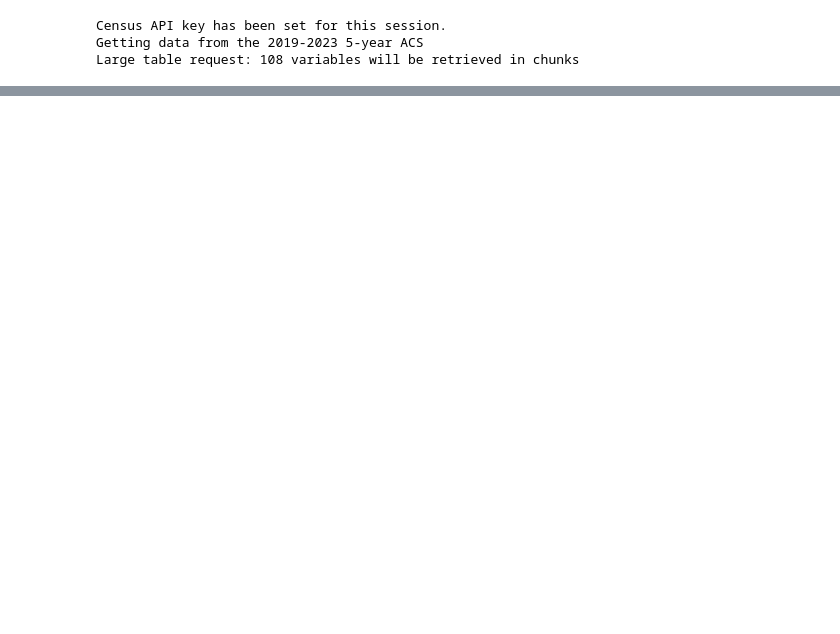
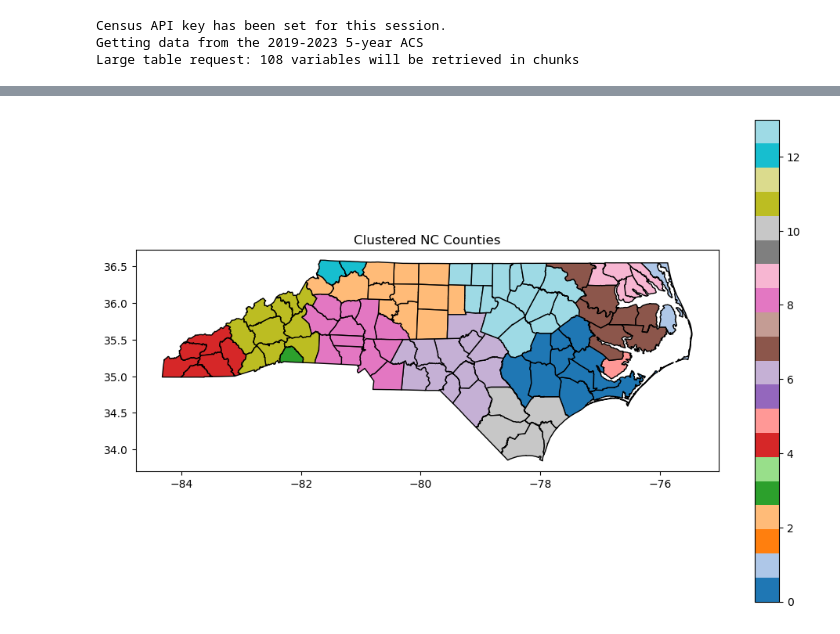
Before and after one commit to olublin/immc-25, a Jupyter notebook: MathModling.ipynb, the cells around one changed output, grey strips where cells are left out. Cells and saved outputs as stored; diff of their text form; code cells hidden in the pictures; blank space fills up the shorter version.

```diff
--- a/MathModling.ipynb
+++ b/MathModling.ipynb
@@ -226,0 +163,19 @@ df.plot()
+# %%
+# adjacency matrix with weights
+W = nx.to_numpy_array(G, weight='weight')
+
+# Laplacian
+D = np.diag(W.sum(axis=1))
+L = D - W
+
+# compute bottom-k eigenvectors (smallest eigenvalues)
+k = 14
+eigvals, eigvecs = np.linalg.eigh(L)
+X = eigvecs[:, :k]
+
+# Run k-means in spectral space
+labels = KMeans(n_clusters=k, n_init='auto').fit_predict(X)
+
+# attach labels to graph nodes
+for node, label in zip(list(G.nodes),labels):
+    G.nodes[node]['district'] = int(label)
@@ -226,0 +186,10 @@ df.plot()
+# %%
+gdf_copy = gdf.copy()
+gdf_copy["district"] = gdf_copy["NAMELSAD"].map(lambda x: G.nodes[x]["district"])
+
+fig, ax = plt.subplots(figsize = (12,8))
+gdf_copy.plot(column="district", cmap="tab20", ax = ax, legend=True, edgecolor="black")
+plt.title("Clustered NC Counties")
+plt.show()
+# %% [output]
+[figure, added]
```
Also changed, not shown: parts of 8 cells of this notebook.
